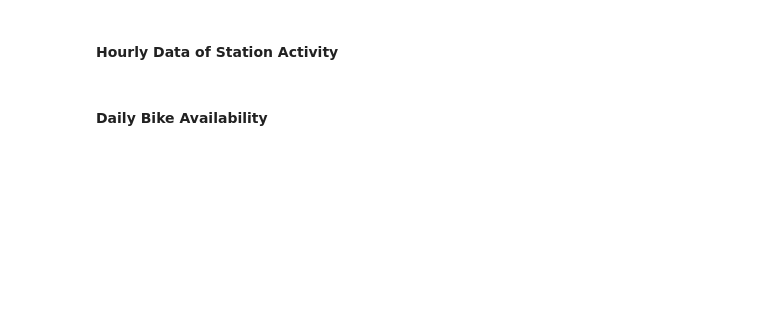
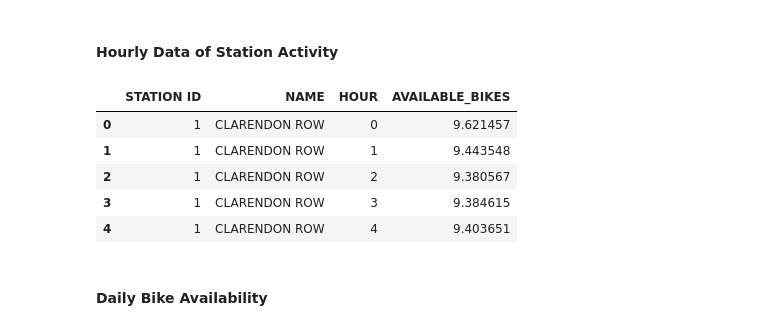
Before and after one commit to Matthew-Riddell/Data-Visualization-CA2, a Jupyter notebook: code/Matthew-Riddell_Data_Prep_and_EDA.ipynb, the cells around one changed output. Drawn from its saved outputs; the diff is of its cells as text; code cells hidden in the pictures; blank space fills up the shorter version.

```diff
--- a/code/Matthew-Riddell_Data_Prep_and_EDA.ipynb
+++ b/code/Matthew-Riddell_Data_Prep_and_EDA.ipynb
@@ -290,6 +300,15 @@ data_hourly = data.groupby(
 data_station_hour = data.groupby(
     ["STATION ID", "NAME", "HOUR"]
 )["AVAILABLE_BIKES"].mean().reset_index()
+# %%
+data_station_hour.head()
+# %% [output]
+|  | STATION ID | NAME | HOUR | AVAILABLE_BIKES |
+| 0 | 1 | CLARENDON ROW | 0 | 9.621457 |
+| 1 | 1 | CLARENDON ROW | 1 | 9.443548 |
+| 2 | 1 | CLARENDON ROW | 2 | 9.380567 |
+| 3 | 1 | CLARENDON ROW | 3 | 9.384615 |
+| 4 | 1 | CLARENDON ROW | 4 | 9.403651 |
 # %% [markdown]
 #### Daily Bike Availability
 # %%
```
Also changed, not shown: parts of 14 cells of this notebook.
